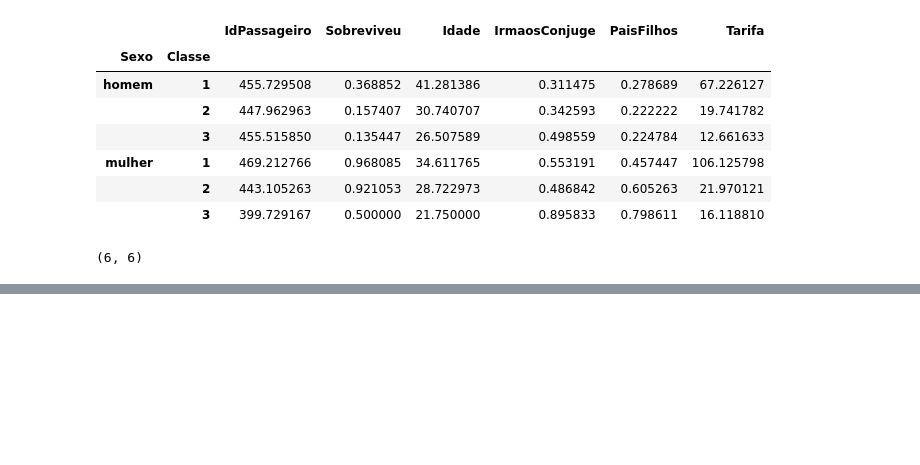
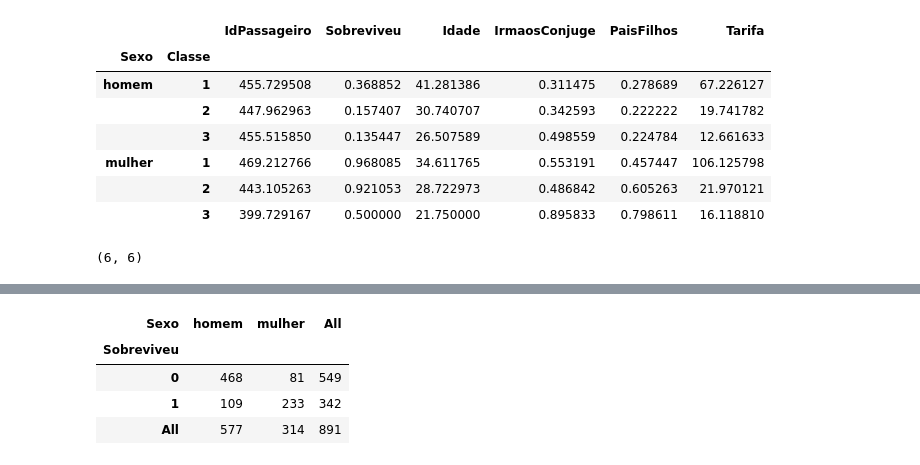
Before and after one commit to LucasRocha2308/Curso-Data-Science-e-Machine-Learning-com-Estatistica-e-Python, a Jupyter notebook: pandas_treino.ipynb, the cells around one changed output, grey strips where cells are left out. Cells and saved outputs as stored; diff of their text form; code cells hidden in the pictures; blank space fills up the shorter version.

```diff
--- a/pandas_treino.ipynb
+++ b/pandas_treino.ipynb
@@ -446,0 +457,8 @@ data.groupby(['Sexo','Classe']).mean().shape
+# %%
+pd.crosstab(data['Sobreviveu'], data['Sexo'], margins = True).style.background_gradient(cmap='Blues')
+# %% [output]
+| Sexo | homem | mulher | All |
+| Sobreviveu |  |  |  |
+| 0 | 468 | 81 | 549 |
+| 1 | 109 | 233 | 342 |
+| All | 577 | 314 | 891 |
```
Also changed, not shown: parts of 7 cells of this notebook.
